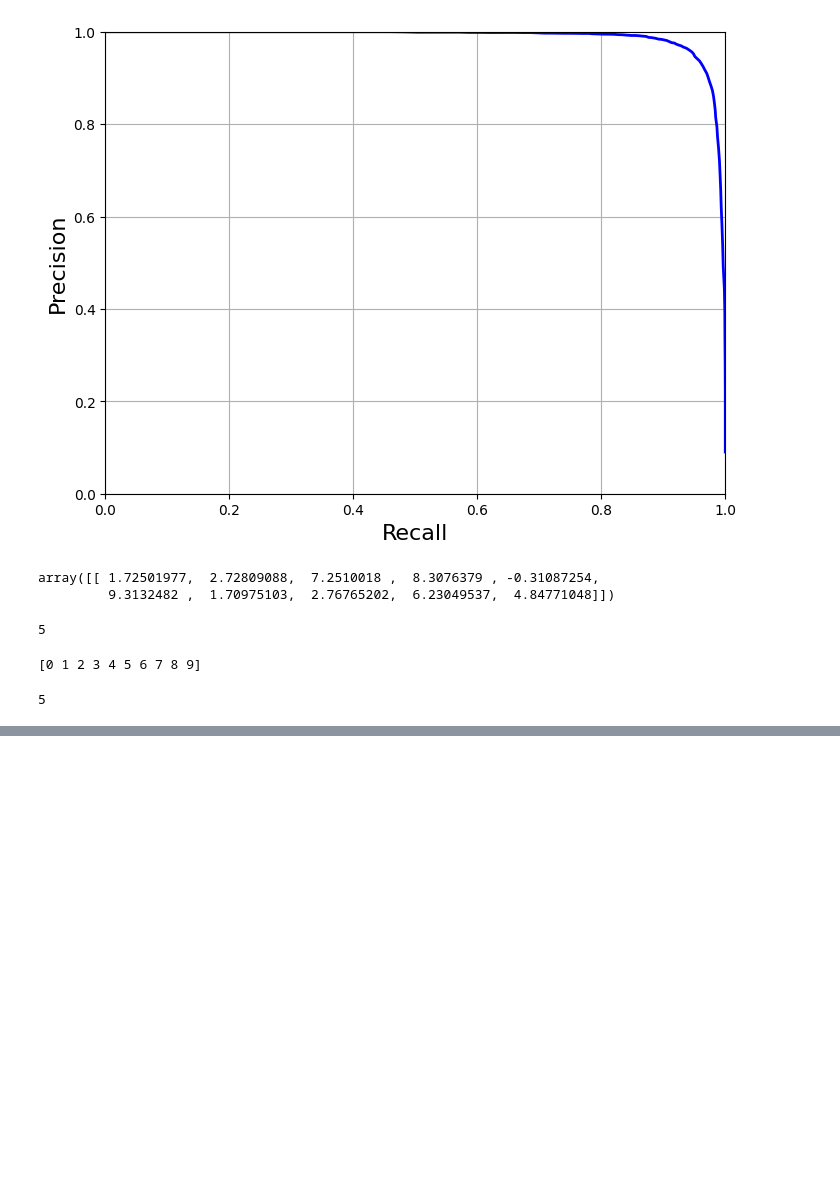
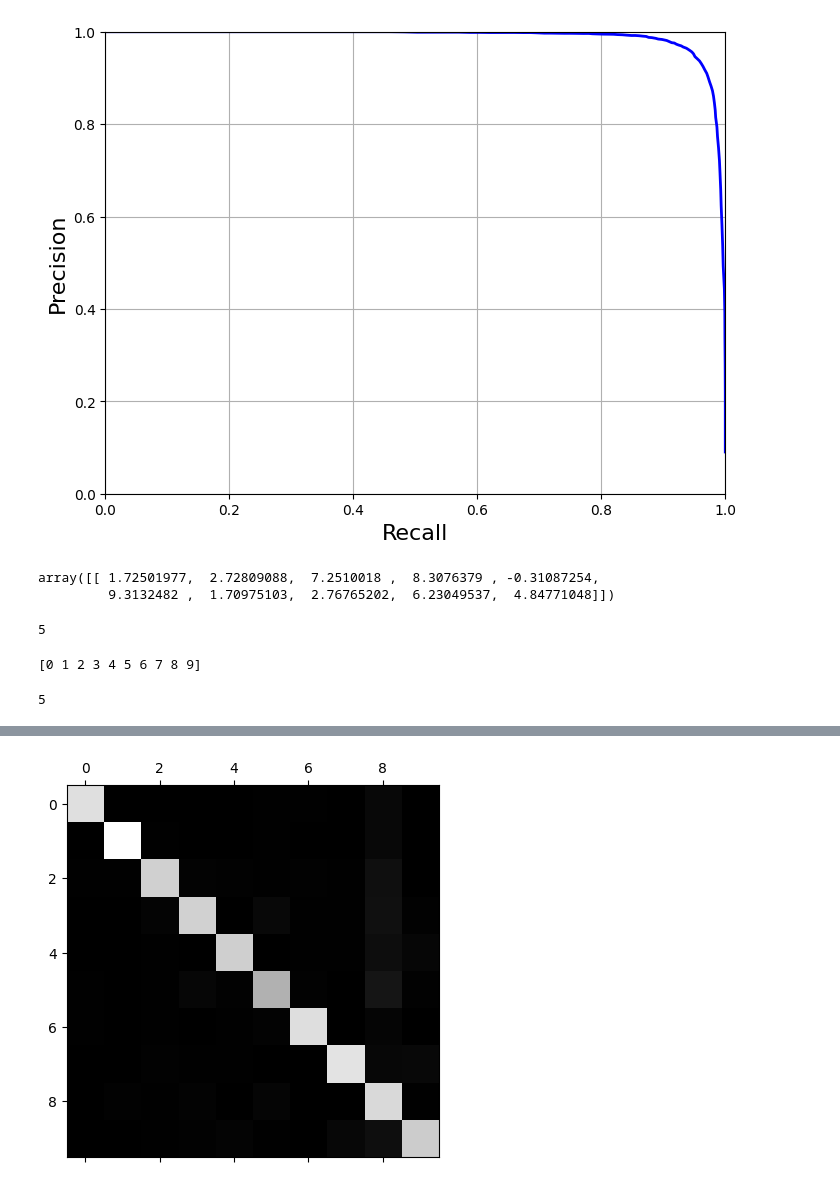
Before and after one commit to afreediz/AI_learn, a Jupyter notebook: MNIST/mnist.ipynb, the cells around one changed output, grey strips where cells are left out. Cells and saved outputs as stored; diff of their text form; code cells hidden in the pictures; blank space fills up the shorter version.

Commit message:
confusion metrice

```diff
--- a/MNIST/mnist.ipynb
+++ b/MNIST/mnist.ipynb
@@ -277,0 +289,12 @@ ovr_clf.fit(X_train, Y_train)
+# %%
+import pickle
+from sklearn.linear_model import SGDClassifier
+
+sgd_clf = SGDClassifier(random_state=42)
+
+sgd_clf = sgd_clf.fit(X_train, Y_train)
+with open("sgd_clf.pkl", "wb") as f:
+    pickle.dump(sgd_clf, f)
+# %%
+with open("sgd_clf.pkl", "rb") as f:
+    sgd_clf = pickle.load(f)
@@ -277,0 +321,19 @@ ovr_clf.fit(X_train, Y_train)
+# %%
+from sklearn.preprocessing import StandardScaler
+import numpy as np
+
+scaler = StandardScaler()
+X_train_scaled = scaler.fit_transform(X_train.astype(np.float64))
+cross_val_score(sgd_clf, X_train_scaled, Y_train, cv=3) # 89%
+with open("sd_clf.pkl", "wb") as f:
+    pickle.dump(sgd_clf, f)
+# %%
+from sklearn.metrics import confusion_matrix
+from sklearn.model_selection import cross_val_predict
+
+with open("sd_clf.pkl", "rb") as f:
+    sgd_clf = pickle.load(f)
+y_train_pred = cross_val_predict(sgd_clf, X_train_scaled, Y_train, cv=3)
+
+conf_mx = confusion_matrix(Y_train, y_train_pred)
+conf_mx
@@ -277,0 +351,6 @@ ovr_clf.fit(X_train, Y_train)
+# %%
+from matplotlib import pyplot as plt
+plt.matshow(conf_mx, cmap=plt.cm.gray)
+plt.show()
+# %% [output]
+[figure, added]
```
Also changed, not shown: parts of 15 cells of this notebook.
